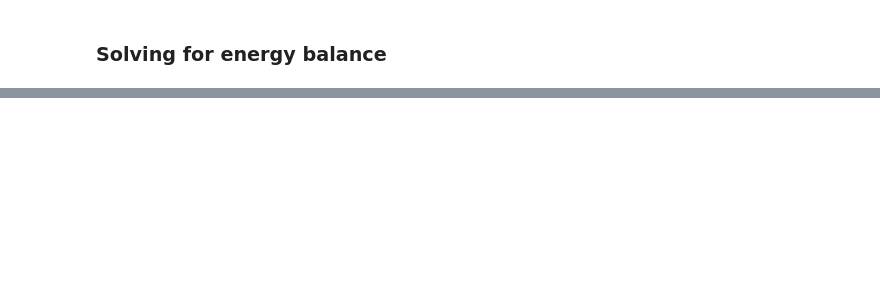
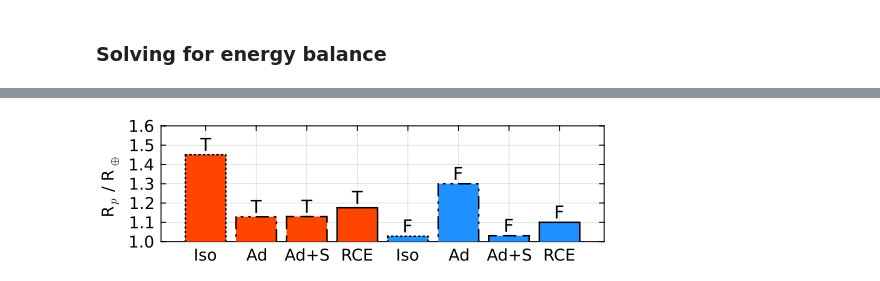
Before and after one commit to nichollsh/AGNI, a Jupyter notebook: misc/utilities/profile_assumptions.ipynb, the cells around one changed output, grey strips where cells are left out. Drawn from its saved outputs; the diff is of its cells as text; code cells hidden in the pictures; blank space fills up the shorter version.

```diff
--- a/misc/utilities/profile_assumptions.ipynb
+++ b/misc/utilities/profile_assumptions.ipynb
@@ -233,0 +356,60 @@ savefig(fig, joinpath(output_dir,"plot_height.pdf"))
+# %%
+fig2 = plot(legend=:right, size=(520,150),
+            ylabel=L"R$_p$ / R$_\oplus$",
+            left_margin = 4Plots.mm,
+            labelfontsize=11, tickfontsize=11, frame=:box)
+
+# plot
+y = Float64[]
+x = Float64[]
+c = String[]
+s = Symbol[]
+l = String[]
+i = 0
+for spl1 in ["1","3"]
+    for spl2 in ["iso","ad","ad+strat","radconv"]
+        i += 1
+
+        # line label and color
+        if spl1 == "1"
+            col = "orangered"
+            ann = "T"
+        elseif spl1 == "3"
+            col = "dodgerblue"
+            ann = "F"
+        end
+
+        if spl2 == "iso"
+            lbl = "Iso"
+        elseif spl2 == "radconv"
+            lbl = "RCE"
+        elseif spl2 == "ad"
+            lbl = "Ad"
+        elseif spl2 == "ad+strat"
+            lbl = "Ad+S"
+        end
+
+        ls = lstyles[spl2]
+
+        k = "$(spl1)_$(spl2)"
+
+        # add photosphere point
+        yy = atmos_results[k].transspec_r/R_earth
+        push!(y, yy)
+        push!(x, i)
+        push!(c, col)
+        push!(s, ls)
+        push!(l, lbl)
+
+        annotate!(fig2, i, yy, (ann,:bottom, 12))
+    end
+end
+
+bar!(fig2, x, y, linestyle=s, fillcolor=c, linewidth=1.5)
+
+xaxis!(xticks=(x,l))
+yaxis!(ylim=(1,y_max+0.1))
+
+display(fig2)
+# %% [output]
+[figure, added]
```
Also changed, not shown: parts of 11 cells of this notebook, 1 other file.
